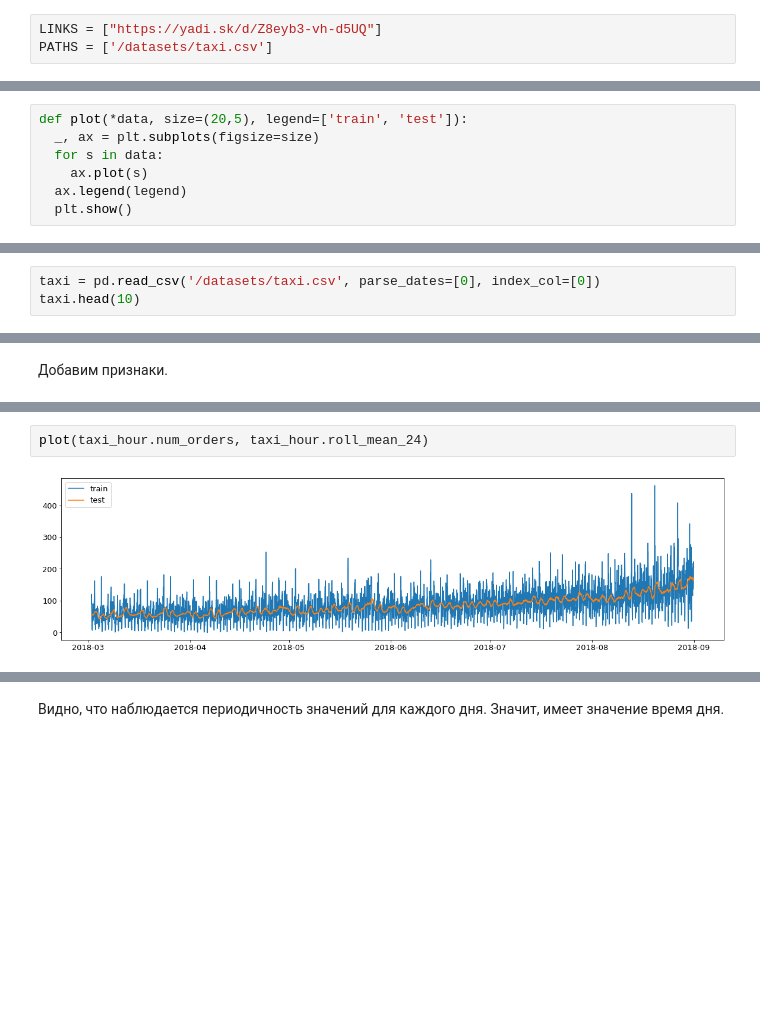
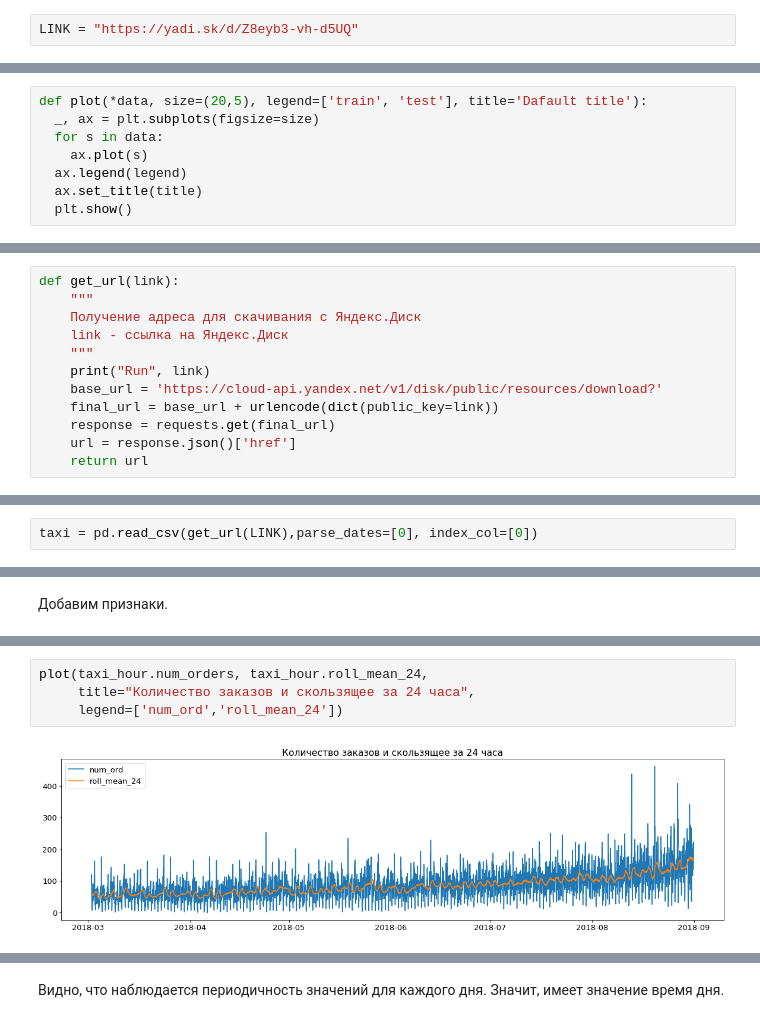
Before and after one commit to novmad/praktikum-tasks, a Jupyter notebook: p12_taxi/p12_ds_taxi.ipynb, the cells around one changed output, grey strips where cells are left out. Cells and saved outputs as stored; diff of their text form; blank space fills up the shorter version.

```diff
--- a/p12_taxi/p12_ds_taxi.ipynb
+++ b/p12_taxi/p12_ds_taxi.ipynb
@@ -65,8 +48,7 @@ from sklearn.metrics import mean_squared_error, make_scorer
 from sklearn.linear_model import LinearRegression, Ridge
 from sklearn.model_selection import train_test_split, GridSearchCV, TimeSeriesSplit
 # %%
-LINKS = ["https://yadi.sk/d/Z8eyb3-vh-d5UQ"]
-PATHS = ['/datasets/taxi.csv']
+LINK = "https://yadi.sk/d/Z8eyb3-vh-d5UQ"
 # %%
 def rmse(y_true, y_pred):
   return mean_squared_error(y_true, y_pred)**0.5
@@ -81,11 +63,12 @@ def fit(model, X_train, y_train, X_test, y_test):
 
   return model, y_test_pred
 # %%
-def plot(*data, size=(20,5), legend=['train', 'test']):
+def plot(*data, size=(20,5), legend=['train', 'test'], title='Dafault title'):
   _, ax = plt.subplots(figsize=size)
   for s in data:
     ax.plot(s)
   ax.legend(legend)
+  ax.set_title(title)
   plt.show()
 # %%
 def fit_model(model, X_train, y_train, X_test, y_test, size=(20,5), slice=(100,300)):
@@ -182,3 +117,15 @@ def load_data(paths, links=None, get_url=False):
+# %%
+def get_url(link):
+    """
+    Получение адреса для скачивания с Яндекс.Диск
+    link - ссылка на Яндекс.Диск
+    """
+    print("Run", link)
+    base_url = 'https://cloud-api.yandex.net/v1/disk/public/resources/download?'
+    final_url = base_url + urlencode(dict(public_key=link))
+    response = requests.get(final_url)
+    url = response.json()['href']
+    return url
 # %%
 def test_split(df, target, test_size=0.3):
   train, test = train_test_split(df, shuffle=False, test_size=test_size)
@@ -194,4 +139,3 @@ taxi_url = load_data(PATHS, links=LINKS, get_url=True)[0]
 # %%
-taxi = pd.read_csv('/datasets/taxi.csv', parse_dates=[0], index_col=[0])
-taxi.head(10)
+taxi = pd.read_csv(get_url(LINK),parse_dates=[0], index_col=[0])
 # %% [output]
@@ -321,7 +279,9 @@ taxi_hour.sample(5)
 # %%
-plot(taxi_hour.num_orders, taxi_hour.roll_mean_24)
+plot(taxi_hour.num_orders, taxi_hour.roll_mean_24,
+     title="Количество заказов и скользящее за 24 часа",
+     legend=['num_ord','roll_mean_24'])
 # %% [output]
-[figure, old version]
+[figure, new version]
 # %%
 # посмотрим на март (есть праздники)
 df = taxi_hour["2018-03-01":"2018-03-31"]
```
Also changed, not shown: parts of 36 cells of this notebook, 1 other file.
